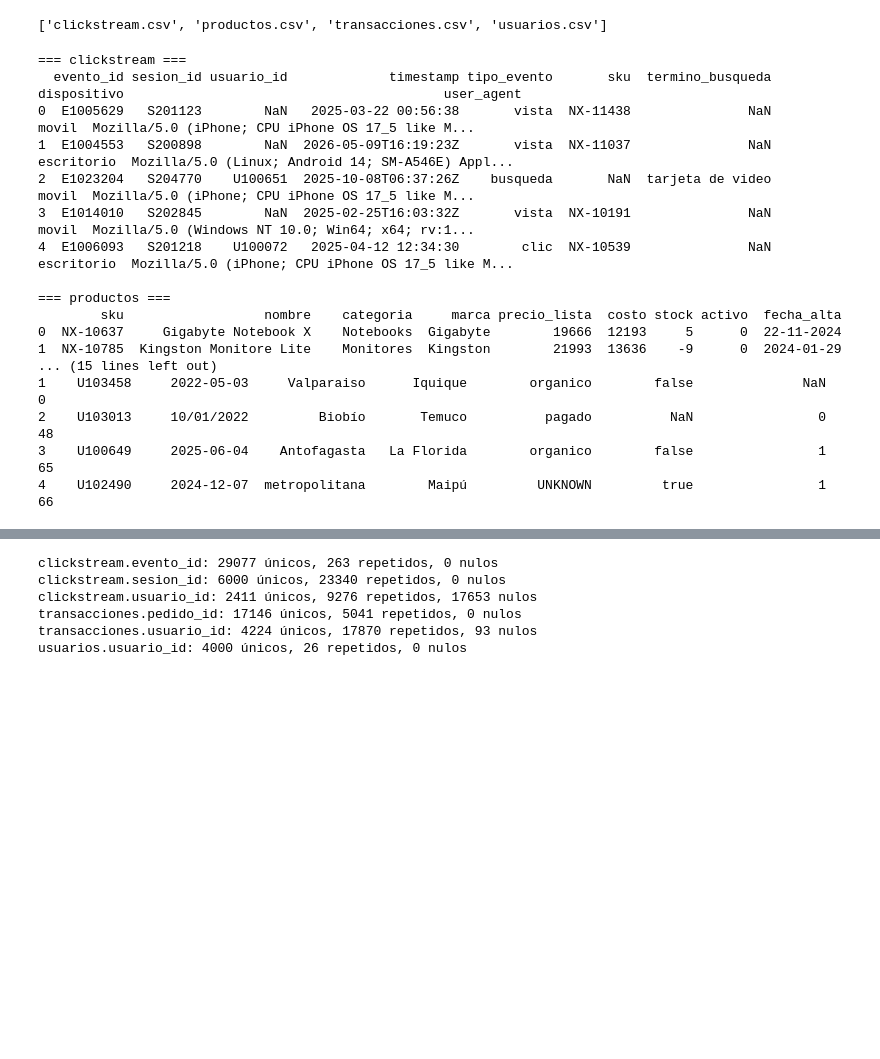
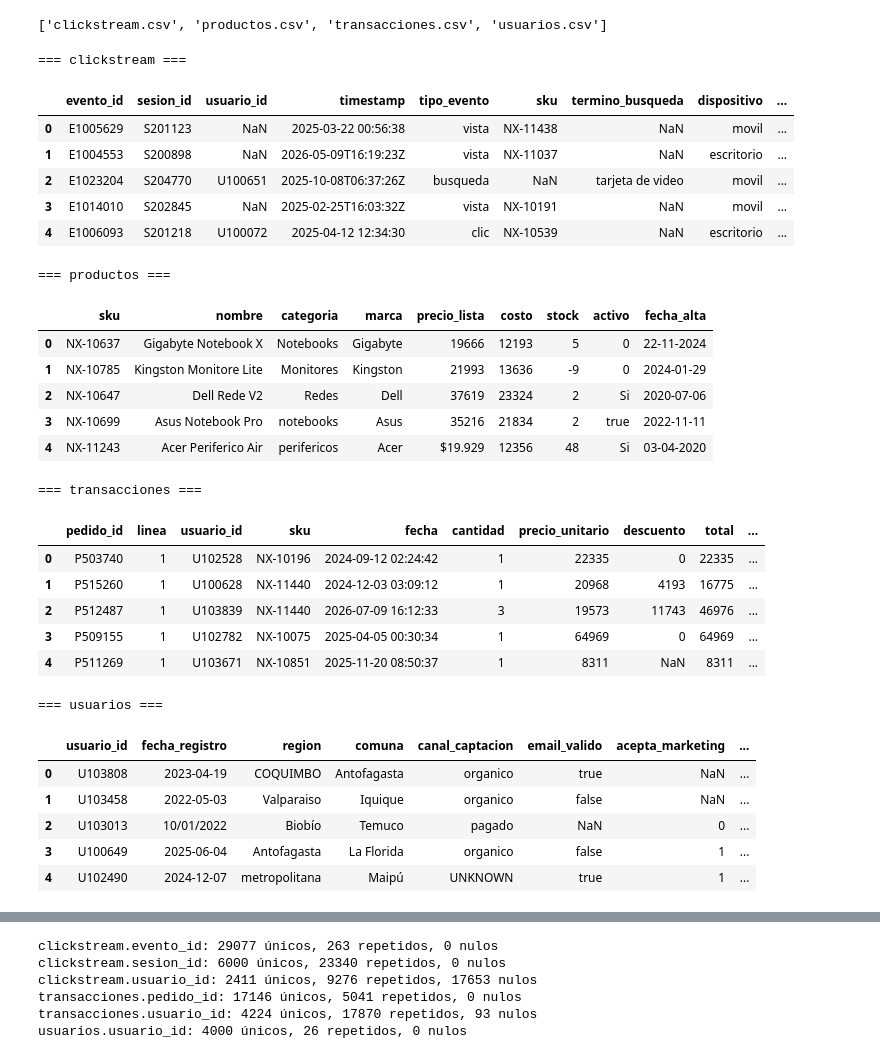
Before and after one commit to Gaborilincio/modelo-nexus, a Jupyter notebook: notebooks/01_exploracion_datos.ipynb, the cells around one changed output, grey strips where cells are left out. Cells and saved outputs as stored; diff of their text form; code cells hidden in the pictures; blank space fills up the shorter version.

Commit message:
refactor(notebook): estructura reproducible, etiqueta derivada en codigo y limpieza robusta

```diff
--- a/notebooks/01_exploracion_datos.ipynb
+++ b/notebooks/01_exploracion_datos.ipynb
@@ -7,0 +27,20 @@ pd.set_option("display.width", 160)
+# %%
+from pathlib import Path
+import re
+import unicodedata
+import warnings
+
+import pandas as pd
+import matplotlib.pyplot as plt
+import seaborn as sns
+from IPython.display import display
+
+pd.set_option("display.max_columns", 50)
+pd.set_option("display.width", 160)
+
+# Carpeta de datos crudos. El notebook debe ejecutarse desde notebooks/.
+DATOS = Path("../datos")
+assert DATOS.exists(), (
+    f"No se encontró la carpeta de datos en {DATOS.resolve()}. "
+    "Ejecuta el notebook desde la carpeta notebooks/."
+)
@@ -12,28 +58,41 @@ print([a.name for a in archivos])
 # %% [output]
 ['clickstream.csv', 'productos.csv', 'transacciones.csv', 'usuarios.csv']
 # %%
+# raw: datos crudos, intactos. Toda transformación vive en clean (sección 9).
 raw = {a.stem: pd.read_csv(a, dtype=str, keep_default_na=True) for a in archivos}
+
 for nombre, df in raw.items():
     print(f"\n=== {nombre} ===")
-    display(df.head(5)) if "display" in globals() else print(df.head(5))
+    display(df.head(5))
 # %% [output]
 === clickstream ===
-  evento_id sesion_id usuario_id             timestamp tipo_evento       sku  termino_busqueda dispositivo                                         user_agent
-0  E1005629   S201123        NaN   2025-03-22 00:56:38       vista  NX-11438               NaN       movil  Mozilla/5.0 (iPhone; CPU iPhone OS 17_5 like M...
-1  E1004553   S200898        NaN  2026-05-09T16:19:23Z       vista  NX-11037               NaN  escritorio  Mozilla/5.0 (Linux; Android 14; SM-A546E) Appl...
-2  E1023204   S204770    U100651  2025-10-08T06:37:26Z    busqueda       NaN  tarjeta de video       movil  Mozilla/5.0 (iPhone; CPU iPhone OS 17_5 like M...
-3  E1014010   S202845        NaN  2025-02-25T16:03:32Z       vista  NX-10191               NaN       movil  Mozilla/5.0 (Windows NT 10.0; Win64; x64; rv:1...
-4  E1006093   S201218    U100072   2025-04-12 12:34:30        clic  NX-10539               NaN  escritorio  Mozilla/5.0 (iPhone; CPU iPhone OS 17_5 like M...
-
-=== productos ===
-        sku                  nombre    categoria     marca precio_lista  costo stock activo  fecha_alta
-0  NX-10637     Gigabyte Notebook X    Notebooks  Gigabyte        19666  12193     5      0  22-11-2024
-1  NX-10785  Kingston Monitore Lite    Monitores  Kingston        21993  13636    -9      0  2024-01-29
-... (15 lines left out)
-1    U103458     2022-05-03     Valparaiso      Iquique        organico        false              NaN    0
-2    U103013     10/01/2022         Biobío       Temuco          pagado          NaN                0   48
-3    U100649     2025-06-04    Antofagasta   La Florida        organico        false                1   65
-4    U102490     2024-12-07  metropolitana        Maipú         UNKNOWN         true                1   66
+|  | evento_id | sesion_id | usuario_id | timestamp | tipo_evento | sku | termino_busqueda | dispositivo | ... |
+| 0 | E1005629 | S201123 | NaN | 2025-03-22 00:56:38 | vista | NX-11438 | NaN | movil | ... |
+| 1 | E1004553 | S200898 | NaN | 2026-05-09T16:19:23Z | vista | NX-11037 | NaN | escritorio | ... |
+| 2 | E1023204 | S204770 | U100651 | 2025-10-08T06:37:26Z | busqueda | NaN | tarjeta de video | movil | ... |
+| 3 | E1014010 | S202845 | NaN | 2025-02-25T16:03:32Z | vista | NX-10191 | NaN | movil | ... |
+| 4 | E1006093 | S201218 | U100072 | 2025-04-12 12:34:30 | clic | NX-10539 | NaN | escritorio | ... |
+=== productos ===
+|  | sku | nombre | categoria | marca | precio_lista | costo | stock | activo | fecha_alta |
+| 0 | NX-10637 | Gigabyte Notebook X | Notebooks | Gigabyte | 19666 | 12193 | 5 | 0 | 22-11-2024 |
+| 1 | NX-10785 | Kingston Monitore Lite | Monitores | Kingston | 21993 | 13636 | -9 | 0 | 2024-01-29 |
+| 2 | NX-10647 | Dell Rede V2 | Redes | Dell | 37619 | 23324 | 2 | Si | 2020-07-06 |
+| 3 | NX-10699 | Asus Notebook Pro | notebooks | Asus | 35216 | 21834 | 2 | true | 2022-11-11 |
+| 4 | NX-11243 | Acer Periferico Air | perifericos | Acer | $19.929 | 12356 | 48 | Si | 03-04-2020 |
+=== transacciones ===
+|  | pedido_id | linea | usuario_id | sku | fecha | cantidad | precio_unitario | descuento | total | ... |
+| 0 | P503740 | 1 | U102528 | NX-10196 | 2024-09-12 02:24:42 | 1 | 22335 | 0 | 22335 | ... |
+| 1 | P515260 | 1 | U100628 | NX-11440 | 2024-12-03 03:09:12 | 1 | 20968 | 4193 | 16775 | ... |
+| 2 | P512487 | 1 | U103839 | NX-11440 | 2026-07-09 16:12:33 | 3 | 19573 | 11743 | 46976 | ... |
+| 3 | P509155 | 1 | U102782 | NX-10075 | 2025-04-05 00:30:34 | 1 | 64969 | 0 | 64969 | ... |
+| 4 | P511269 | 1 | U103671 | NX-10851 | 2025-11-20 08:50:37 | 1 | 8311 | NaN | 8311 | ... |
+=== usuarios ===
+|  | usuario_id | fecha_registro | region | comuna | canal_captacion | email_valido | acepta_marketing | ... |
+| 0 | U103808 | 2023-04-19 | COQUIMBO | Antofagasta | organico | true | NaN | ... |
+| 1 | U103458 | 2022-05-03 | Valparaiso | Iquique | organico | false | NaN | ... |
+| 2 | U103013 | 10/01/2022 | Biobío | Temuco | pagado | NaN | 0 | ... |
+| 3 | U100649 | 2025-06-04 | Antofagasta | La Florida | organico | false | 1 | ... |
+| 4 | U102490 | 2024-12-07 | metropolitana | Maipú | UNKNOWN | true | 1 | ... |
 # %%
 def perfil_columnas(df):
     return pd.DataFrame({
```
Also changed, not shown: parts of 27 cells of this notebook.
